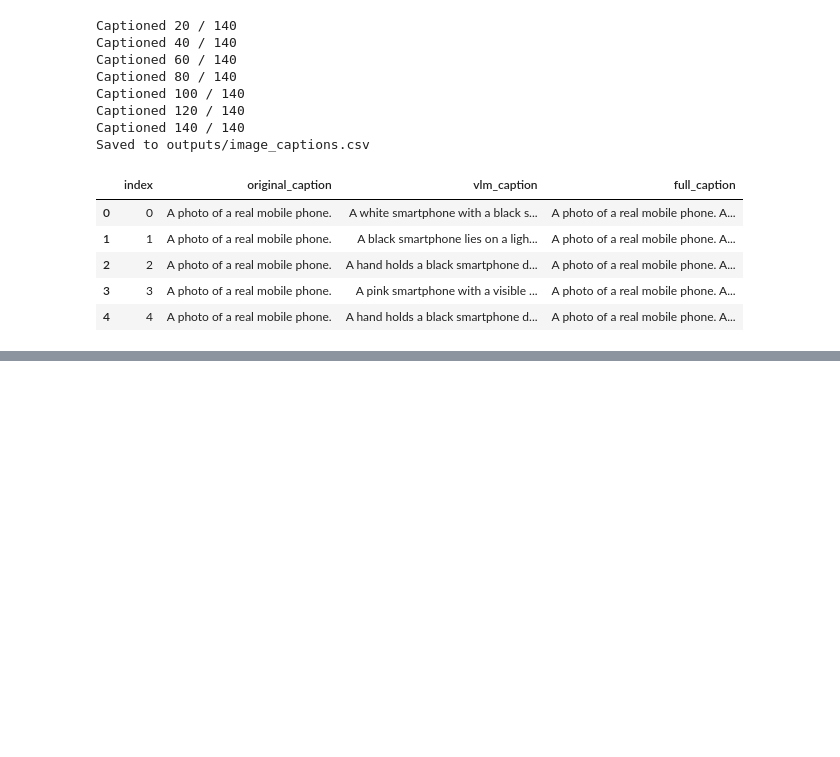
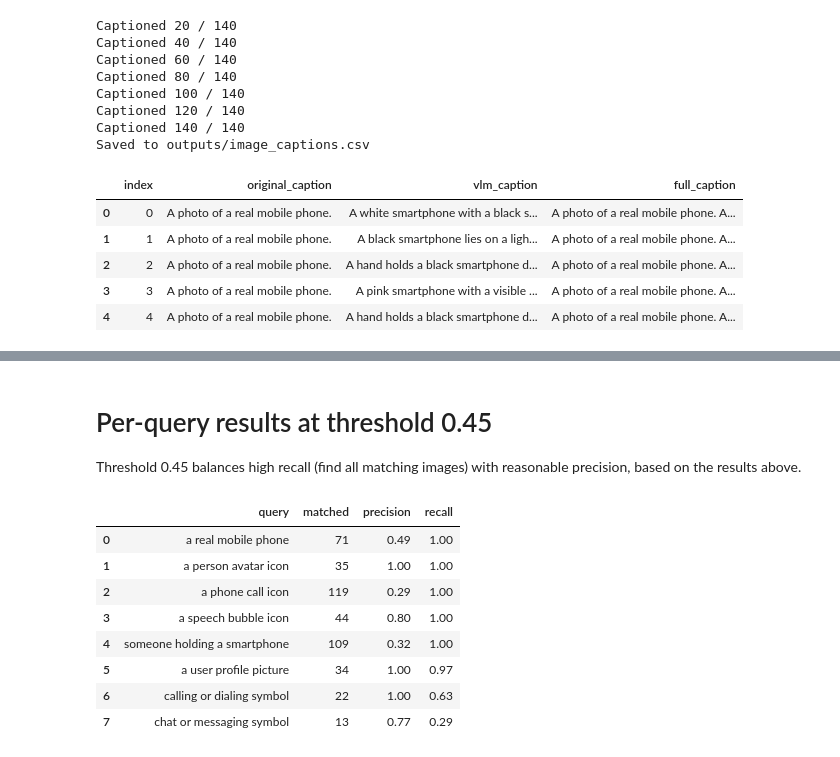
Before and after one commit to TasminaTasin75/COMP6012-Assignment-4-LLM-Ecommerce-Agent, a Jupyter notebook: llm_agent_for_ecom_assignment_4.ipynb, the cells around one changed output, grey strips where cells are left out. Drawn from its saved outputs; the diff is of its cells as text; code cells hidden in the pictures; blank space fills up the shorter version.

```diff
--- a/llm_agent_for_ecom_assignment_4.ipynb
+++ b/llm_agent_for_ecom_assignment_4.ipynb
@@ -404,0 +512,29 @@ Saved to outputs/image_captions.csv
+# %% [markdown]
+# Per-query results at threshold 0.45
+Threshold 0.45 balances high recall (find all matching images) with reasonable precision, based on the results above.
+# %%
+# Per-query results at threshold 0.45
+MATCH_THRESHOLD = 0.45
+
+rows = []
+for query, true_group in test_queries.items():
+    results = search_images(query)
+    matched = results[results["score"] >= MATCH_THRESHOLD]
+    correct = (captions_df.loc[matched.index, "group"] == true_group).sum()
+
+    precision = correct / len(matched) if len(matched) > 0 else 0
+    recall = correct / 35
+    rows.append({"query": query, "matched": len(matched),
+                 "precision": round(precision, 2), "recall": round(recall, 2)})
+
+display(pd.DataFrame(rows))
+# %% [output]
+|  | query | matched | precision | recall |
+| 0 | a real mobile phone | 71 | 0.49 | 1.00 |
+| 1 | a person avatar icon | 35 | 1.00 | 1.00 |
+| 2 | a phone call icon | 119 | 0.29 | 1.00 |
+| 3 | a speech bubble icon | 44 | 0.80 | 1.00 |
+| 4 | someone holding a smartphone | 109 | 0.32 | 1.00 |
+| 5 | a user profile picture | 34 | 1.00 | 0.97 |
+| 6 | calling or dialing symbol | 22 | 1.00 | 0.63 |
+| 7 | chat or messaging symbol | 13 | 0.77 | 0.29 |
```
Also changed, not shown: parts of 18 cells of this notebook.
